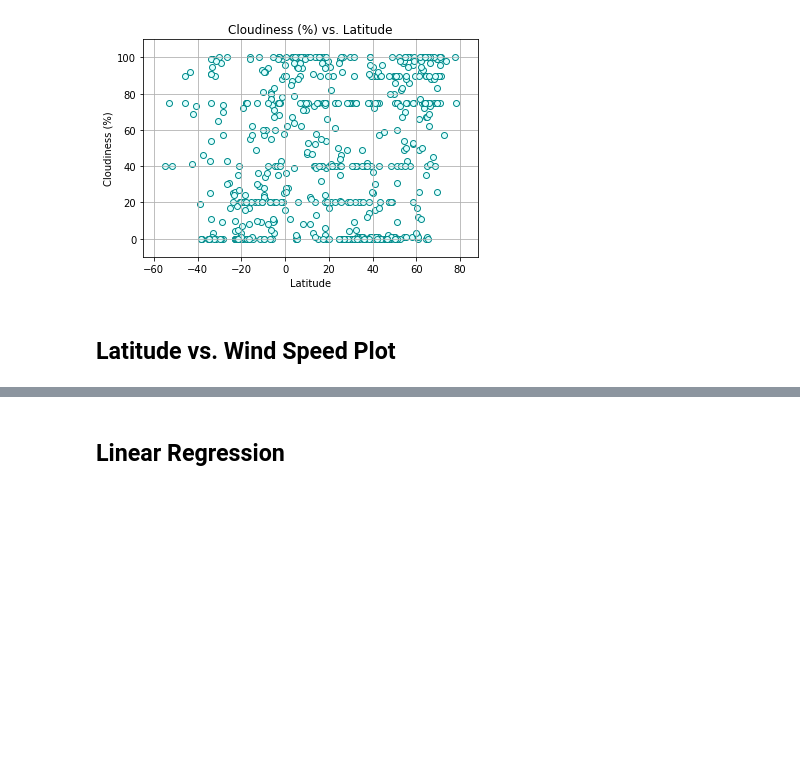
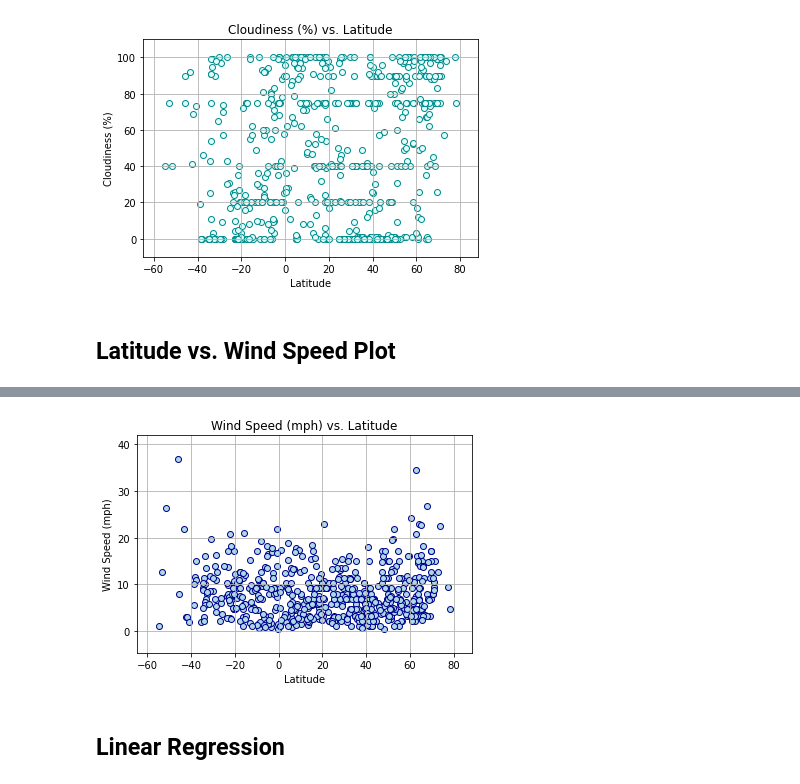
Before and after one commit to KaiCee2010/python-api-challenge, a Jupyter notebook: WeatherPy/WeatherPy.ipynb, the cells around one changed output, grey strips where cells are left out. Cells and saved outputs as stored; diff of their text form; code cells hidden in the pictures; blank space fills up the shorter version.

Commit message:
Added code to plot Latitude vs Wind Speed.

```diff
--- a/WeatherPy/WeatherPy.ipynb
+++ b/WeatherPy/WeatherPy.ipynb
@@ -229,3 +226,17 @@ plt.savefig(os.path.join("Output","cloudiness_lats.png"))
+# %%
+wind_speed = clean_city_data['Wind Speed']
+
+plt.scatter(x=lat, y=wind_speed, marker="o", facecolors="lightblue", edgecolors="darkblue")
+plt.title("Wind Speed (mph) vs. Latitude")
+plt.ylabel("Wind Speed (mph)")
+plt.xlabel("Latitude")
+plt.xlim(min(lat)-10, max(lat)+10)
+plt.ylim(min(wind_speed)-5, max(wind_speed)+5)
+plt.grid(b=None, which='major', axis='both')
+
+plt.savefig(os.path.join("Output","windspeed_lats.png"))
+# %% [output]
+[figure, added]
 # %% [markdown]
 ## Linear Regression
 # %% [markdown]
```
Also changed, not shown: parts of 1 cell of this notebook, 1 other file.
